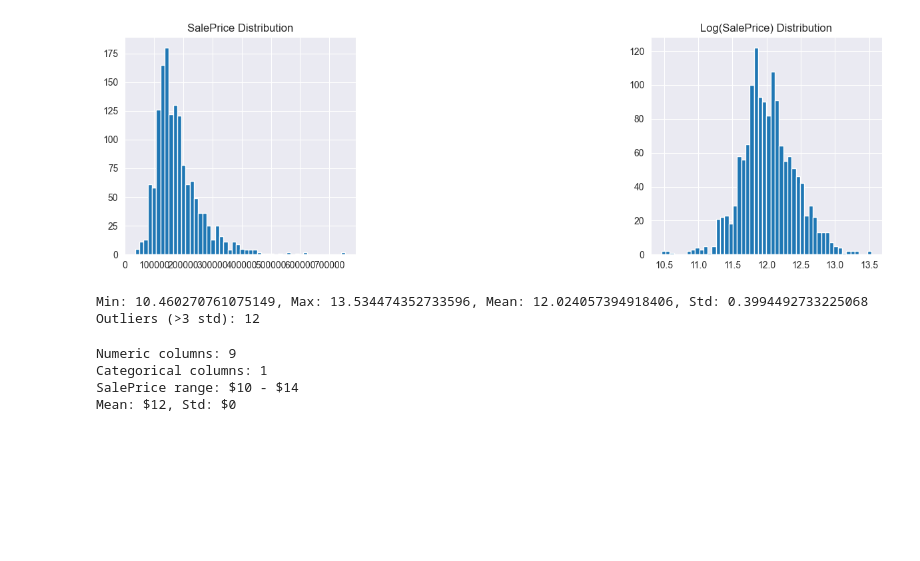
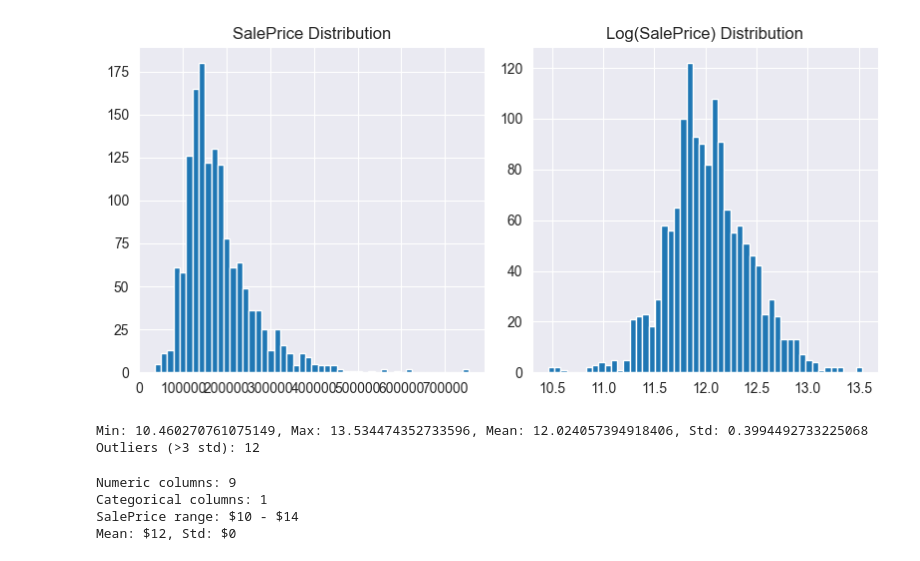
Before and after one commit to haydenpham/CS4120-MLProject, a Jupyter notebook: project/src/hayden_linear_regression.ipynb, the cells around one changed output. Cells and saved outputs as stored; diff of their text form; code cells hidden in the pictures; blank space fills up the shorter version.

```diff
--- a/project/src/hayden_linear_regression.ipynb
+++ b/project/src/hayden_linear_regression.ipynb
@@ -18,24 +18,24 @@ df = pd.read_csv('../data/train.csv')
 # %%
 import matplotlib.pyplot as plt
 
 y_temp = df['SalePrice']
 plt.figure(figsize=(12, 4))
 
 plt.subplot(1, 3, 1)
 plt.hist(y_temp, bins=50)
 plt.title('SalePrice Distribution')
 
-plt.subplot(1, 3, 3)
+plt.subplot(1, 3, 2)
 plt.hist(np.log1p(y_temp), bins=50)
 plt.title('Log(SalePrice) Distribution')
 
 plt.tight_layout()
 plt.show()
 
 print(f"Min: {y.min()}, Max: {y.max()}, Mean: {y.mean()}, Std: {y.std()}")
 print(f"Outliers (>3 std): {((y - y.mean()).abs() > 3 * y.std()).sum()}")
 # %% [output]
-[figure, old version]
+[figure, new version]
 Min: 10.460270761075149, Max: 13.534474352733596, Mean: 12.024057394918406, Std: 0.3994492733225068
 Outliers (>3 std): 12
 # %%
```
Also changed, not shown: parts of 1 cell of this notebook, 4 other files.
